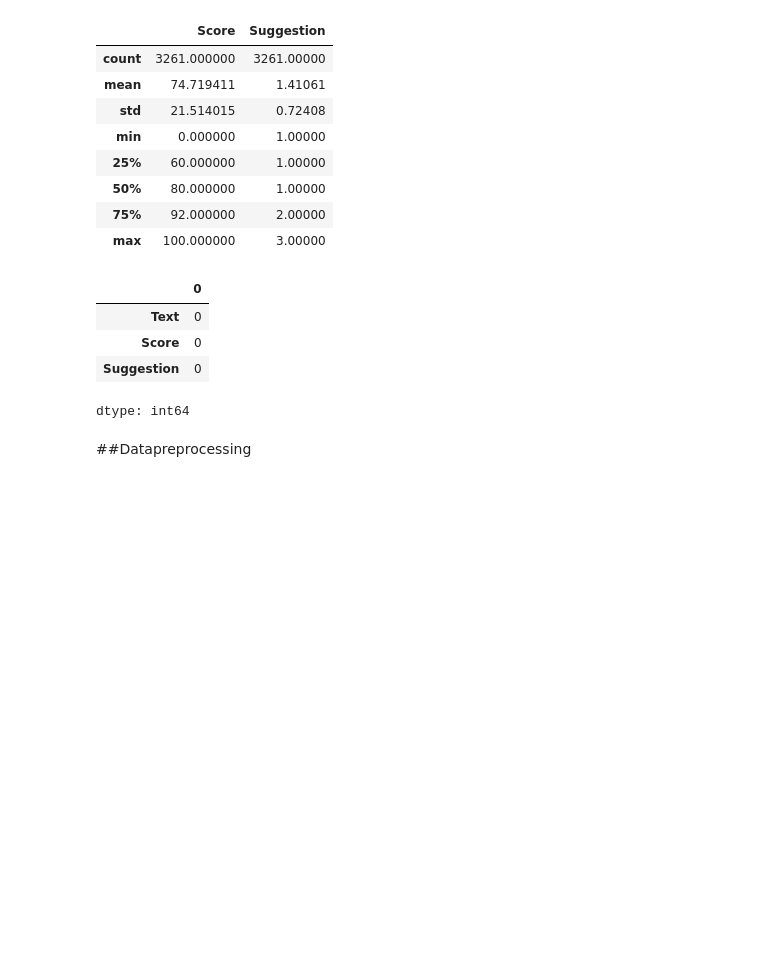
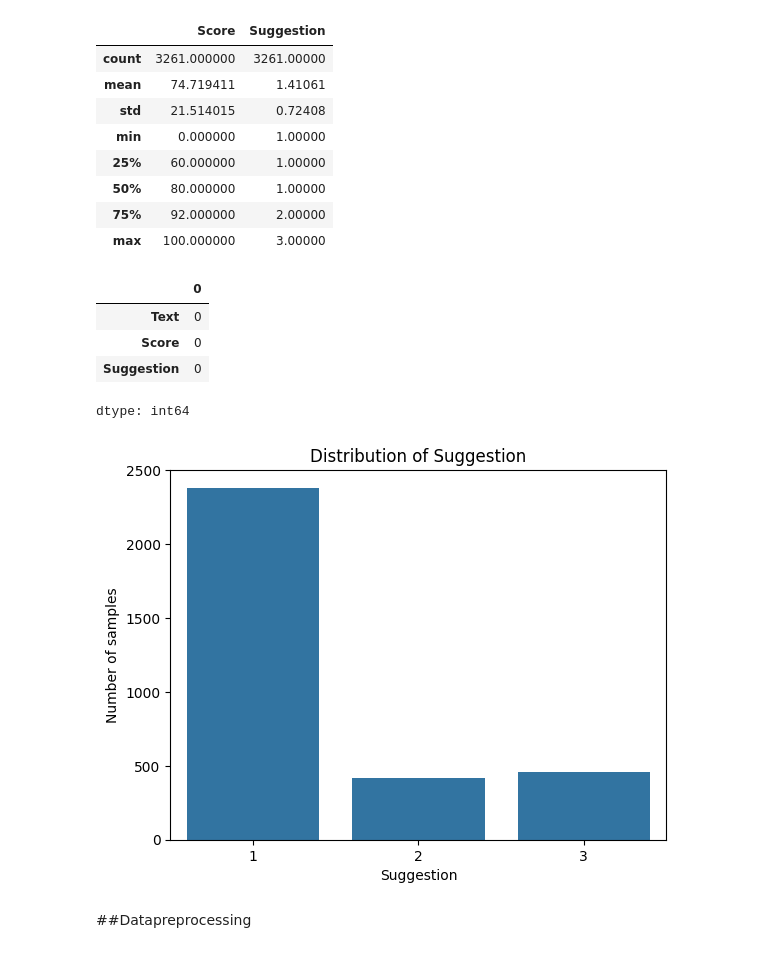
Before and after one commit to MohammadBeyzaei/digikala_sentiment, a Jupyter notebook: digikala_sentiment.ipynb, the cells around one changed output. Drawn from its saved outputs; the diff is of its cells as text; code cells hidden in the pictures; blank space fills up the shorter version.

```diff
--- a/digikala_sentiment.ipynb
+++ b/digikala_sentiment.ipynb
@@ -53,6 +55,18 @@ df.isnull().sum()
 | Score | 0 |
 | Suggestion | 0 |
 dtype: int64
+# %%
+import seaborn as sns
+import matplotlib.pyplot as plt
+
+
+sns.countplot(x='Suggestion', data=df)
+plt.title('Distribution of Suggestion')
+plt.xlabel('Suggestion')
+plt.ylabel('Number of samples')
+plt.show()
+# %% [output]
+[figure, added]
 # %% [markdown]
 ##Datapreprocessing
 # %%
```
Also changed, not shown: parts of 30 cells of this notebook.
